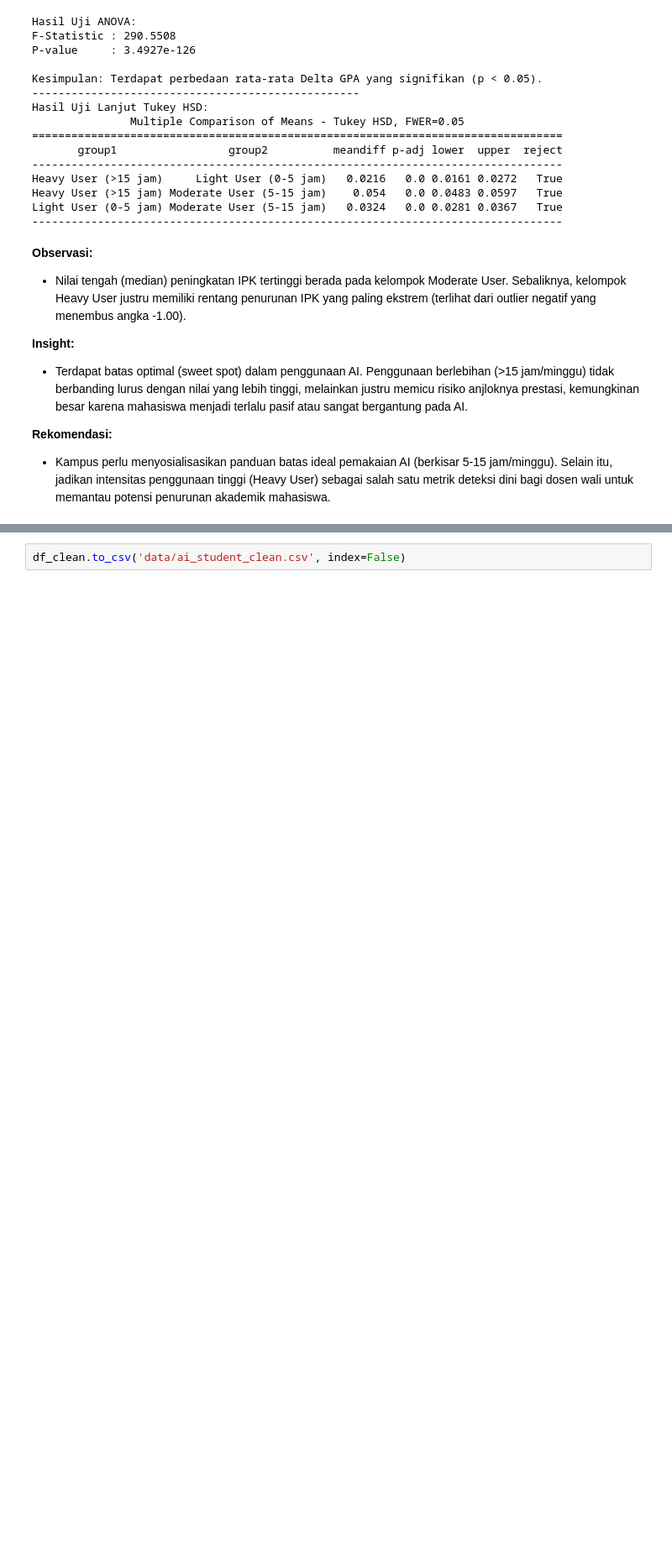
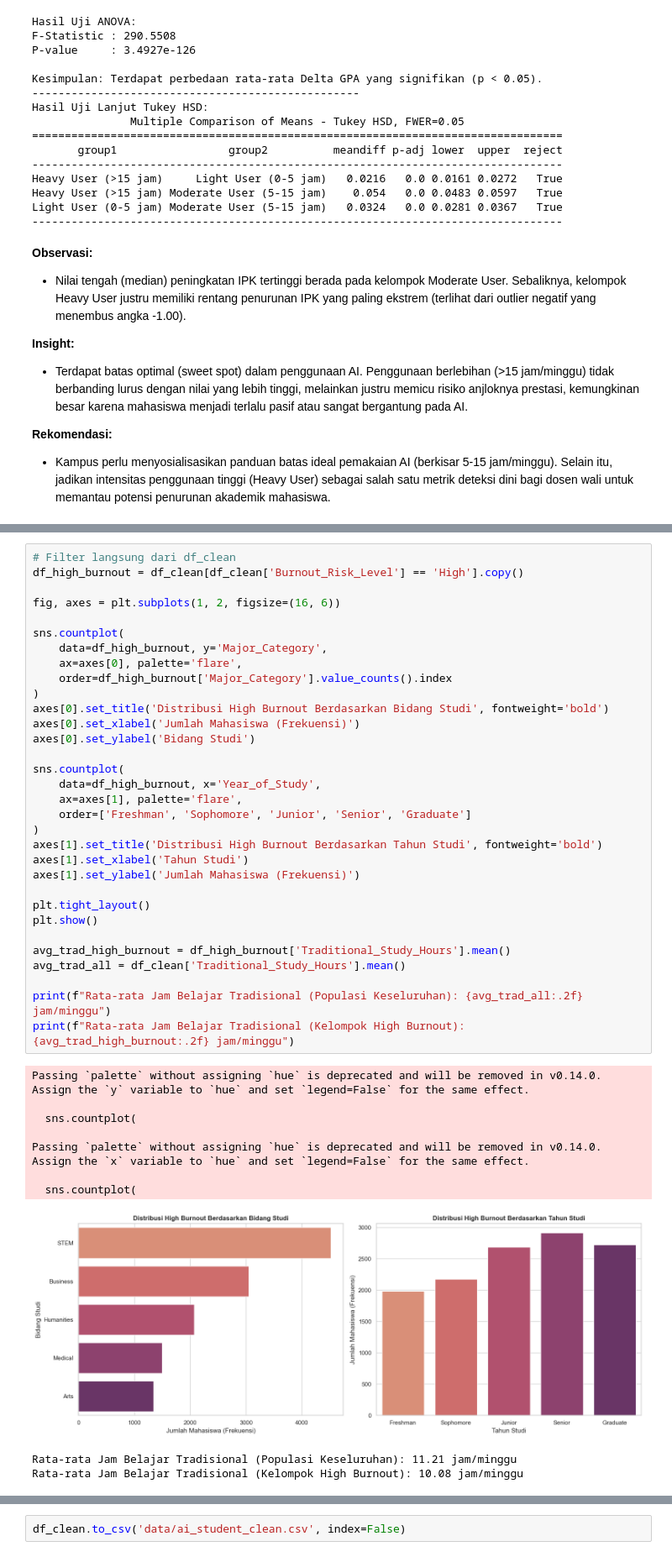
Before and after one commit to sumarnasadiida-cmd/dashbord-bnsp-2026, a Jupyter notebook: notebook_analisis.ipynb, the cells around one changed output, grey strips where cells are left out. Shown at 84% size. Saved outputs shown, nothing was run; the diff lists cells and outputs as text; blank space fills up the shorter version.

```diff
--- a/notebook_analisis.ipynb
+++ b/notebook_analisis.ipynb
@@ -894,0 +992,43 @@ Light User (0-5 jam) Moderate User (5-15 jam)   0.0324   0.0 0.0281 0.0367   Tru
+# %%
+# Filter langsung dari df_clean
+df_high_burnout = df_clean[df_clean['Burnout_Risk_Level'] == 'High'].copy()
+
+fig, axes = plt.subplots(1, 2, figsize=(16, 6))
+
+sns.countplot(
+    data=df_high_burnout, y='Major_Category',
+    ax=axes[0], palette='flare',
+    order=df_high_burnout['Major_Category'].value_counts().index
+)
+axes[0].set_title('Distribusi High Burnout Berdasarkan Bidang Studi', fontweight='bold')
+axes[0].set_xlabel('Jumlah Mahasiswa (Frekuensi)')
+axes[0].set_ylabel('Bidang Studi')
+
+sns.countplot(
+    data=df_high_burnout, x='Year_of_Study',
+    ax=axes[1], palette='flare',
+    order=['Freshman', 'Sophomore', 'Junior', 'Senior', 'Graduate']
+)
+axes[1].set_title('Distribusi High Burnout Berdasarkan Tahun Studi', fontweight='bold')
+axes[1].set_xlabel('Tahun Studi')
+axes[1].set_ylabel('Jumlah Mahasiswa (Frekuensi)')
+
+plt.tight_layout()
+plt.show()
+
+avg_trad_high_burnout = df_high_burnout['Traditional_Study_Hours'].mean()
+avg_trad_all = df_clean['Traditional_Study_Hours'].mean()
+
+print(f"Rata-rata Jam Belajar Tradisional (Populasi Keseluruhan): {avg_trad_all:.2f} jam/minggu")
+print(f"Rata-rata Jam Belajar Tradisional (Kelompok High Burnout): {avg_trad_high_burnout:.2f} jam/minggu")
+# %% [output]
+Passing `palette` without assigning `hue` is deprecated and will be removed in v0.14.0. Assign the `y` variable to `hue` and set `legend=False` for the same effect.
+
+  sns.countplot(
+
+Passing `palette` without assigning `hue` is deprecated and will be removed in v0.14.0. Assign the `x` variable to `hue` and set `legend=False` for the same effect.
+
+  sns.countplot(
+[figure, added]
+Rata-rata Jam Belajar Tradisional (Populasi Keseluruhan): 11.21 jam/minggu
+Rata-rata Jam Belajar Tradisional (Kelompok High Burnout): 10.08 jam/minggu
```
Also changed, not shown: parts of 12 cells of this notebook, 2 other files.
